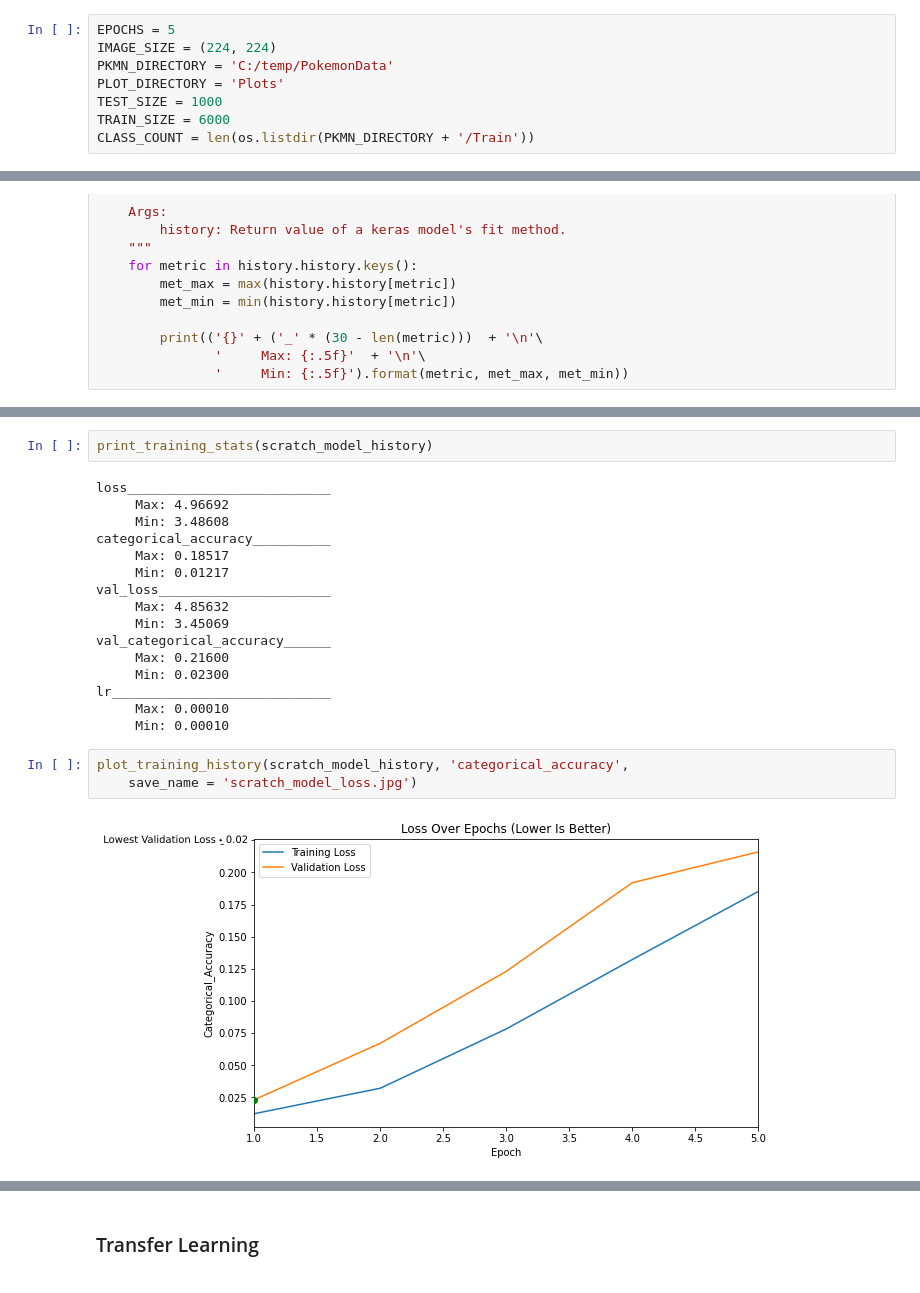
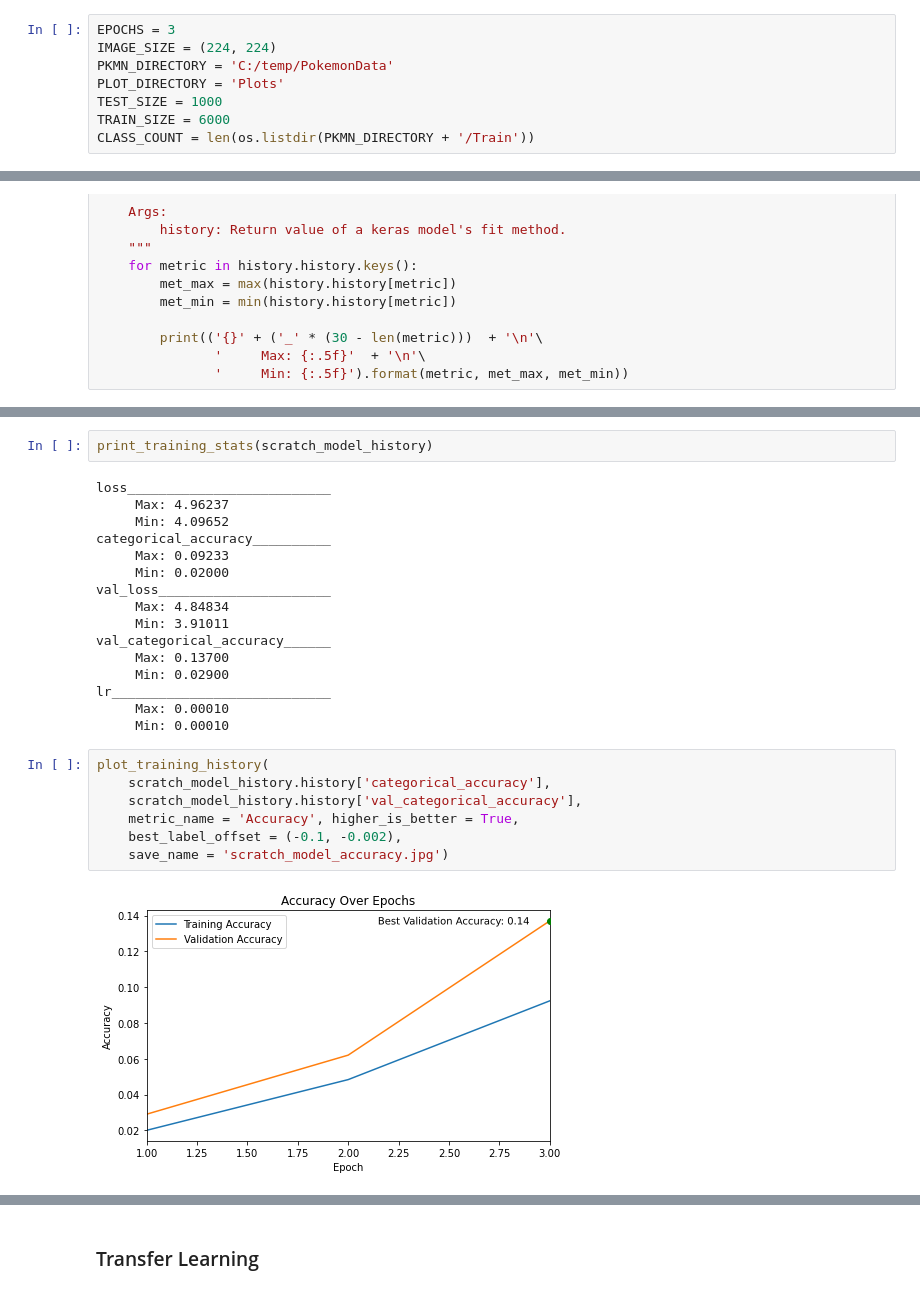
Before and after one commit to LinkWentz/whos-that-pokemon, a Jupyter notebook: pokemon_classification.ipynb, the cells around one changed output, grey strips where cells are left out. Cells and saved outputs as stored; diff of their text form.

Commit message:
Add new plots and refactor

```diff
--- a/pokemon_classification.ipynb
+++ b/pokemon_classification.ipynb
@@ -18,7 +19,7 @@ tf.compat.v1.disable_eager_execution()
 # %% [markdown]
 ### Global Parameters
 # %%
-EPOCHS = 5
+EPOCHS = 3
 IMAGE_SIZE = (224, 224)
 PKMN_DIRECTORY = 'C:/temp/PokemonData'
 PLOT_DIRECTORY = 'Plots'
@@ -256,22 +266,26 @@ def plot_training_history(history, metric = 'loss', save_name = None):
 print_training_stats(scratch_model_history)
 # %% [output]
 loss__________________________
-     Max: 4.96692
-     Min: 3.48608
+     Max: 4.96237
+     Min: 4.09652
 categorical_accuracy__________
-     Max: 0.18517
-     Min: 0.01217
+     Max: 0.09233
+     Min: 0.02000
 val_loss______________________
-     Max: 4.85632
-     Min: 3.45069
+     Max: 4.84834
+     Min: 3.91011
 val_categorical_accuracy______
-     Max: 0.21600
-     Min: 0.02300
+     Max: 0.13700
+     Min: 0.02900
 lr____________________________
      Max: 0.00010
      Min: 0.00010
 # %%
-plot_training_history(scratch_model_history, 'categorical_accuracy',
-    save_name = 'scratch_model_loss.jpg')
+plot_training_history(
+    scratch_model_history.history['categorical_accuracy'],
+    scratch_model_history.history['val_categorical_accuracy'],
+    metric_name = 'Accuracy', higher_is_better = True,
+    best_label_offset = (-0.1, -0.002),
+    save_name = 'scratch_model_accuracy.jpg')
 # %% [output]
-[figure, old version]
+[figure, new version]
```
Also changed, not shown: parts of 31 cells of this notebook.
